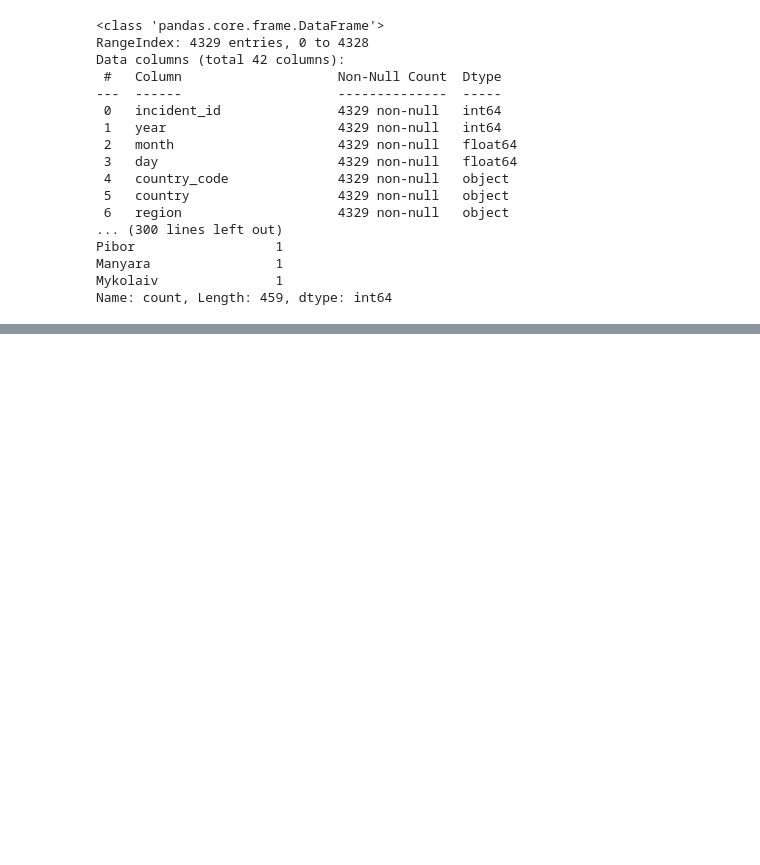
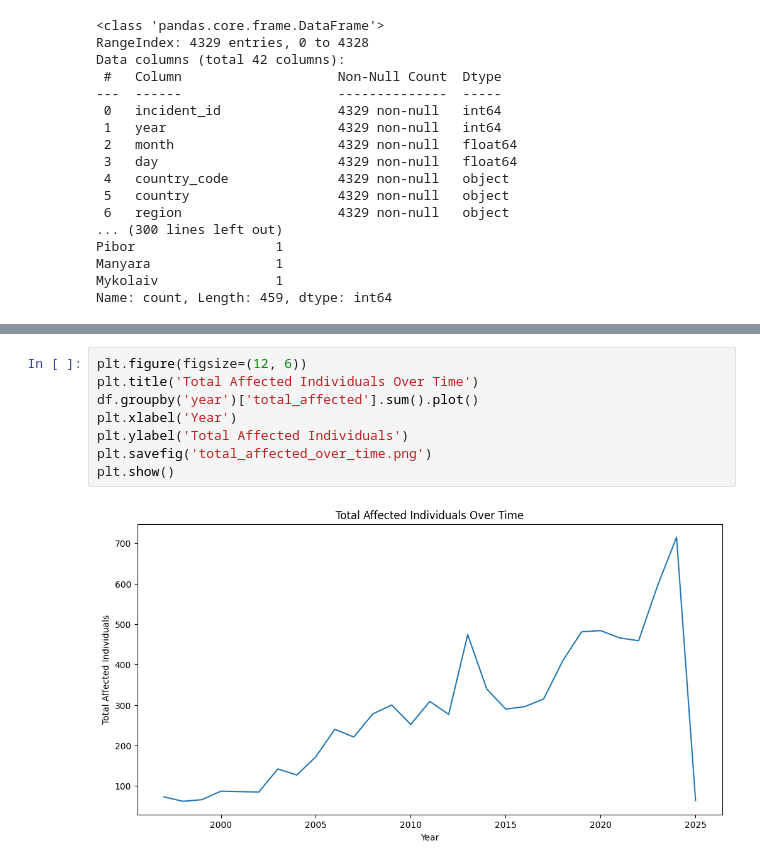
Before and after one commit to Bettenoch/security_incidence_prediction, a Jupyter notebook: df_exploration_&_analysis.ipynb, the cells around one changed output, grey strips where cells are left out. Cells and saved outputs as stored; diff of their text form; blank space fills up the shorter version.

```diff
--- a/df_exploration_&_analysis.ipynb
+++ b/df_exploration_&_analysis.ipynb
@@ -129,0 +151,10 @@ Name: count, Length: 459, dtype: int64
+# %%
+plt.figure(figsize=(12, 6))
+plt.title('Total Affected Individuals Over Time')
+df.groupby('year')['total_affected'].sum().plot()
+plt.xlabel('Year')
+plt.ylabel('Total Affected Individuals')
+plt.savefig('total_affected_over_time.png')
+plt.show()
+# %% [output]
+[figure, added]
```
Also changed, not shown: parts of 2 cells of this notebook.
